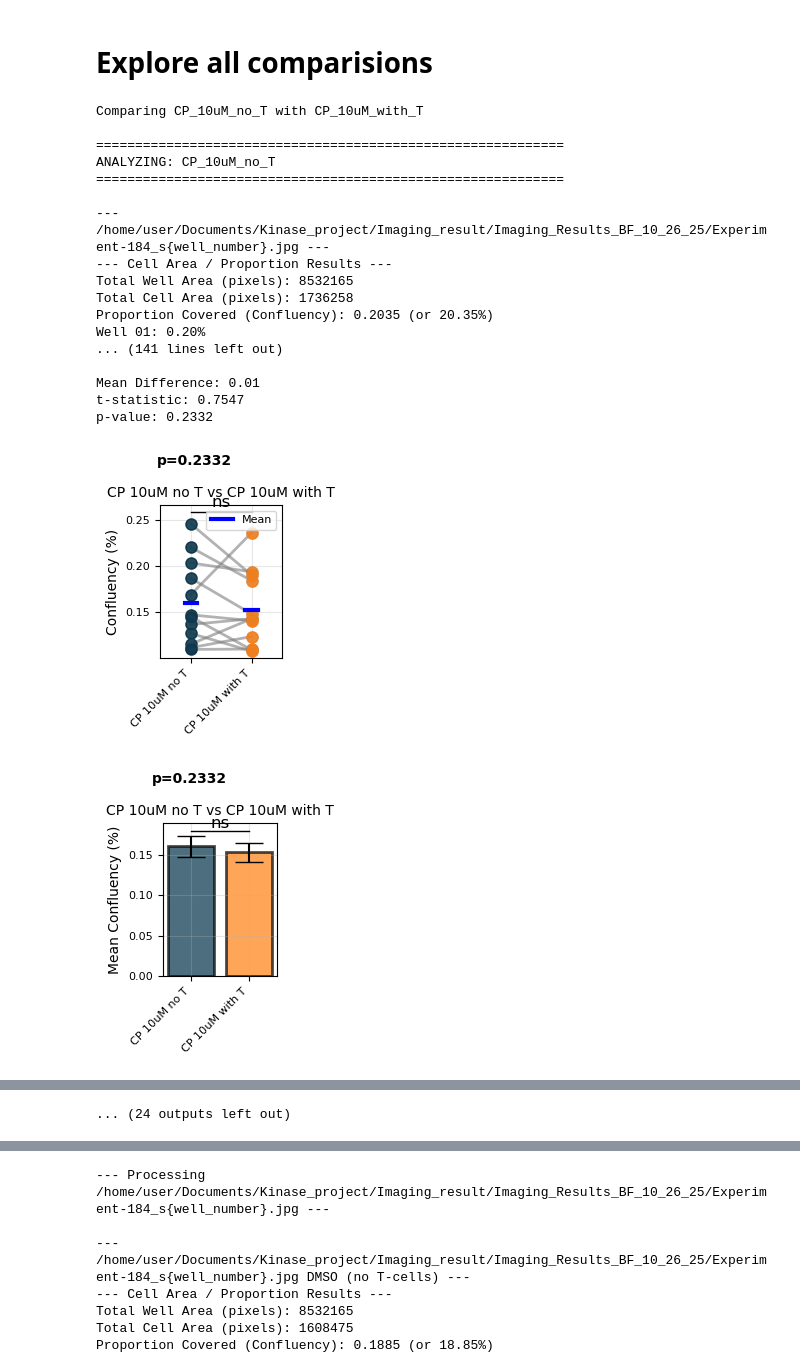
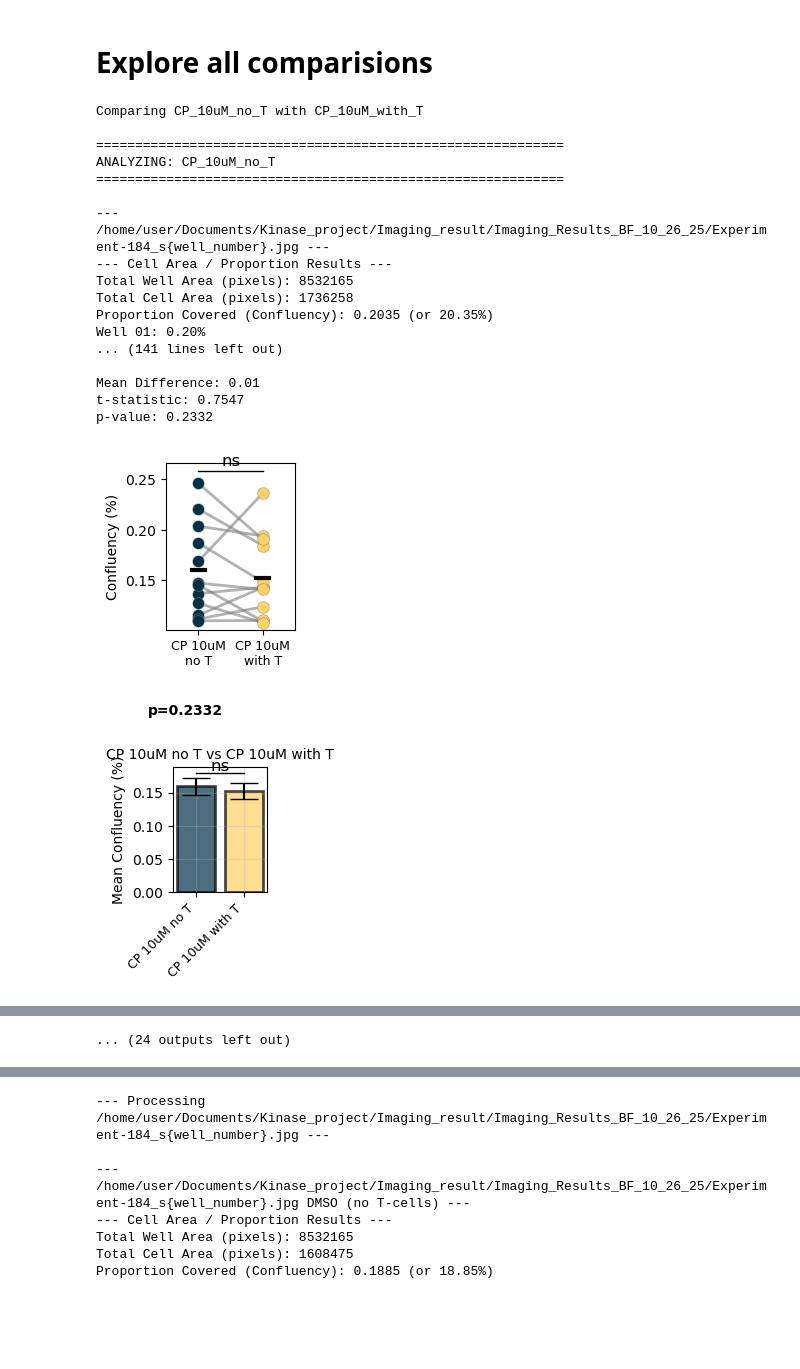
Before and after one commit to mcfaline-figueroa-lab/sci-Comm-Plex, a Jupyter notebook: Tcell_killing_image_analysis/cell_confluency_works.ipynb, the cells around one changed output, grey strips where cells are left out. Saved outputs shown, nothing was run; the diff lists cells and outputs as text; code cells hidden in the pictures; blank space fills up the shorter version.

```diff
--- a/Tcell_killing_image_analysis/cell_confluency_works.ipynb
+++ b/Tcell_killing_image_analysis/cell_confluency_works.ipynb
@@ -11,10 +11,10 @@ from scipy import stats
 import cv2
 import matplotlib as mpl
 
-mpl.rcParams.update({'font.size': 8, 'svg.fonttype': 'none'})
+mpl.rcParams.update({'font.size': 12, 'svg.fonttype': 'none'})
 mpl.rcParams['axes.titlesize'] = 10
-mpl.rcParams['xtick.labelsize'] = 8  # Colorbar tick label size
-mpl.rcParams['ytick.labelsize'] = 8  # Colorbar tick label size
+mpl.rcParams['xtick.labelsize'] =9  # Colorbar tick label size
+mpl.rcParams['ytick.labelsize'] = 10  # Colorbar tick label size
 mpl.rcParams['axes.labelsize'] = 10   # Axis label size
 mpl.rcParams['figure.figsize'] = (2, 2)  # width, height in inches
 # %%
@@ -297,36 +297,35 @@ def compare_conditions(experiments, condition1_key, condition2_key,
         sig_text = '*'
     else:
         sig_text = 'ns'
-
+    #plt.style.use('seaborn-v0_8-darkgrid')
     # Plot 1: Paired line plot
-    fig1 = plt.figure(figsize=(2, 3))
+    fig1 = plt.figure(figsize=(2.25, 2.5))
     for i in range(len(data1)):
         plt.plot([1, 2], [data1[i], data2[i]], 'o-', alpha=0.6,
                 linewidth=2, markersize=8, color='gray')  # Line in gray
         # Plot individual points with your colors
-        plt.plot(1, data1[i], 'o', markersize=8, color='#023047', alpha=0.8)
-        plt.plot(2, data2[i], 'o', markersize=8, color='#FF7F11', alpha=0.8)
+        plt.plot(1, data1[i], 'o', markersize=8, color='#023047', alpha=1, markeredgecolor='none')
+        plt.plot(2, data2[i], 'o', markersize=8, color='#FFD166', alpha=1, markeredgecolor='none')
 
     plt.xlim(0.5, 2.5)
-    plt.xticks([1, 2], [condition1_key.replace('_', ' '),
-                        condition2_key.replace('_', ' ')],
-            rotation=45, ha='right')
+    plt.xticks([1, 2], [condition1_key.replace('_', ' ', 1).replace('_', '\n', 1).replace('_', ' '),
+                      condition2_key.replace('_', ' ', 1).replace('_', '\n', 1).replace('_', ' ')])
     plt.ylabel('Confluency (%)')
-    plt.title(comparison_name)
-    plt.grid(True, alpha=0.3)
+    #plt.title(comparison_name)
+    #plt.grid(True, alpha=0.3)
 
     # Add mean lines
     plt.plot([0.9, 1.1], [np.mean(data1), np.mean(data1)],
-            'b-', linewidth=3, label='Mean')
+            'k-', linewidth=3, label='Mean')
     plt.plot([1.9, 2.1], [np.mean(data2), np.mean(data2)],
-            'b-', linewidth=3)
-    plt.legend()
+            'k-', linewidth=3)
+    #plt.legend()
 
     # Statistical annotation
     y_max = max(max(data1), max(data2)) * 1.05
     plt.plot([1, 2], [y_max, y_max], 'k-', linewidth=1)
     plt.text(1.5, y_max * 1.02, sig_text, ha='center', fontsize=12)
-    plt.suptitle(f'p={p_value:.4f}', fontsize=10, fontweight='bold')
+    #plt.suptitle(f'p={p_value:.4f}', fontsize=10)
 
     plt.tight_layout()
 
@@ -344,7 +343,7 @@ def compare_conditions(experiments, condition1_key, condition2_key,
 
     x_pos = [1, 2]
     plt.bar(x_pos, means, yerr=sems, capsize=10,
-           color=['#023047', '#FF7F11'],
+           color=['#023047', '#FFD166'],
            alpha=0.7, edgecolor='black', linewidth=2)
 
     plt.xticks(x_pos, [condition1_key.replace('_', ' '),
@@ -395,35 +394,35 @@ for dose in ['10uM', '1uM', '0.1uM', '0.01uM']:
         if cond1 in WELL_PLATE_LAYOUT and cond2 in WELL_PLATE_LAYOUT:
             comparison_name = f"{cond1.replace('_', ' ')} vs {cond2.replace('_', ' ')}"
             save_prefix = f"/home/user/Documents/Kinase_project/Imaging_result/figures/{cond1}_vs_{cond2}"
             print(f"\nComparing {cond1} with {cond2}")
             result = compare_conditions(
                 experiments=[ex1, ex2, ex3],
                 condition1_key=cond1,
                 condition2_key=cond2,
                 analyze_func=analyze_cell_confluency,
                 comparison_name=comparison_name,
                 save_prefix=save_prefix
             )
 # %% [output]
 Comparing CP_10uM_no_T with CP_10uM_with_T
 
 ============================================================
 ANALYZING: CP_10uM_no_T
 ============================================================
 
 --- /home/user/Documents/Kinase_project/Imaging_result/Imaging_Results_BF_10_26_25/Experiment-184_s{well_number}.jpg ---
 --- Cell Area / Proportion Results ---
 Total Well Area (pixels): 8532165
 Total Cell Area (pixels): 1736258
 Proportion Covered (Confluency): 0.2035 (or 20.35%)
 Well 01: 0.20%
 ... (141 lines left out)
 
 Mean Difference: 0.01
 t-statistic: 0.7547
 p-value: 0.2332
-[figure, old version]
+[figure, new version]
-[figure, old version]
+[figure, new version]
 Comparing AL_10uM_no_T with AL_10uM_with_T
 
 ============================================================
```
Also changed, not shown: parts of 8 cells of this notebook, 6 other files.
